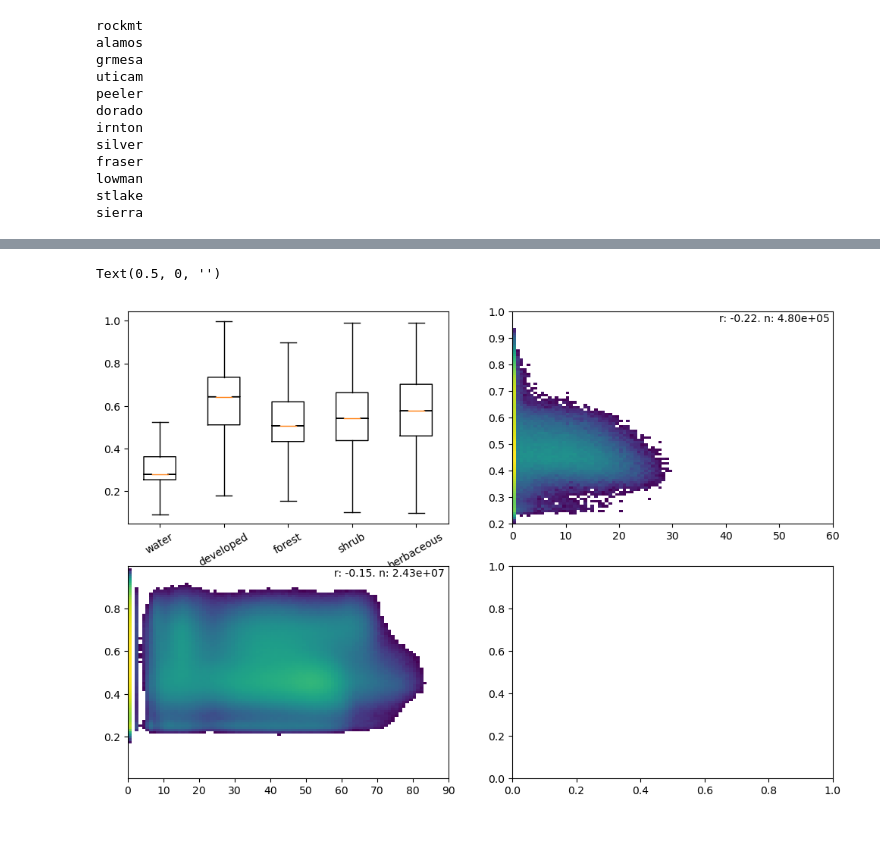
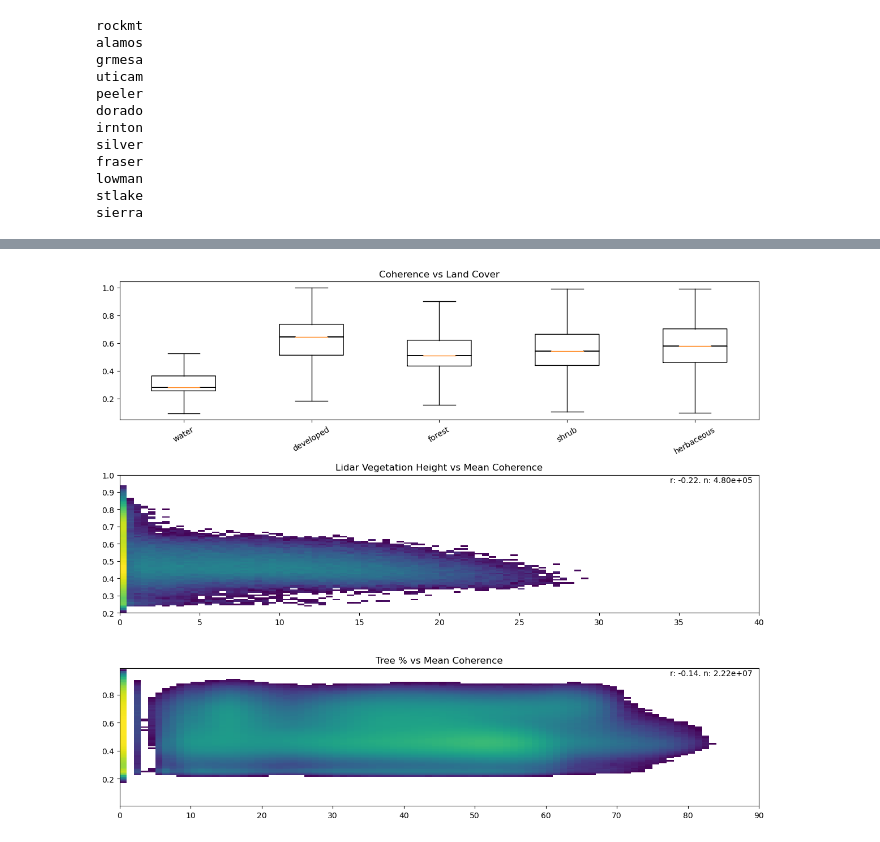
Before and after one commit to ZachHoppinen/uavsar-coherence, a Jupyter notebook: src/compare/non-snow/tree.ipynb, the cells around one changed output, grey strips where cells are left out. Drawn from its saved outputs; the diff is of its cells as text; code cells hidden in the pictures.

Commit message:
vegetation effect's figure

```diff
--- a/src/compare/non-snow/tree.ipynb
+++ b/src/compare/non-snow/tree.ipynb
@@ -35,7 +39,7 @@ for stem, ds in dss.items():
     print(stem)
     for heading in ds.heading:
         # t, tau = clean_two_datasets(ds['tree_perc'], decorrelation_temporal_model(12, ds['curvefit_coefficients'].sel(param = 'gamma_inf', pol = 'VV'), ds['curvefit_coefficients'].sel(param = 'tau', pol = 'VV')).sel(heading = heading))
-        t, tau = clean_two_datasets(ds['tree_perc'].where(ds['land_cover'] != 11), ds['cor'].sel(pol = 'VV', heading = heading).mean('time1').mean('time2'))
+        t, tau = clean_two_datasets(ds['tree_perc'].where((ds['land_cover'] > 30) & (ds['land_cover'] < 81)), ds['cor'].sel(pol = 'VV', heading = heading).mean('time1').mean('time2'))
         trees = np.concatenate([trees, t])
         taus = np.concatenate([taus, tau])
 # %% [output]
@@ -58,7 +62,7 @@ for stem, ds in dss.items():
     if 'vh' not in ds.data_vars: continue
     print(stem)
     for heading in ds.heading:
-        t, tau = clean_two_datasets(ds['vh'].where(ds['land_cover'] != 11), ds['cor'].sel(pol = 'VV', heading = heading).mean('time1').mean('time2'))
+        t, tau = clean_two_datasets(ds['vh'], ds['cor'].sel(pol = 'VV', heading = heading).mean('time1').mean('time2'))
         lidar_trees = np.concatenate([lidar_trees, t])
         lidar_taus = np.concatenate([lidar_taus, tau])
 # %% [output]
@@ -131,21 +131,28 @@ sns.kdeplot(data = df.iloc[::100], x= 'tree %', y = 'cor', fill = True)
 # %%
-fig, axes= plt.subplots(2,2, figsize = (12, 8))
+fig, axes= plt.subplots(3, 1, figsize = (12, 10))
 
 ax = axes.ravel()[1]
-ax.hist2d(lidar_trees, lidar_taus, bins = 90, norm = mpl.colors.LogNorm(), cmin = 10, range = [[0, 60],[0.2, 1]])
+ax.hist2d(lidar_trees, lidar_taus, bins = 90, norm = mpl.colors.LogNorm(), cmin = 10, range = [[0, 40],[0.2, 1]])
 rmse, r ,n = get_stats(lidar_trees, lidar_taus)
 add_text(f'r: {r:.2f}. n: {n:.2e}', ax, 'upper right')
+ax.set_title('Lidar Vegetation Height vs Mean Coherence')
 
 ax = axes.ravel()[2]
-ax.hist2d(trees, taus, bins = 90, norm = mpl.colors.LogNorm(), cmin = 100)
+ax.hist2d(trees, taus, bins = 90, norm = mpl.colors.LogNorm(), cmin = 100) #, range = [[0, 80], [0.2, 1]])
 rmse, r ,n = get_stats(trees, taus)
 add_text(f'r: {r:.2f}. n: {n:.2e}', ax, 'upper right')
+ax.set_title('Tree % vs Mean Coherence')
 
 # landcover
 ax = axes.ravel()[0]
 ax.boxplot(lc.values(), notch = True, showfliers= False)
 ax.set_xticks(np.arange(1, len(lc)+1, 1), lc.keys(), rotation = 30)
 ax.set_xlabel('') # Land Cover
+ax.set_title('Coherence vs Land Cover')
+
+# plt.suptitle('Vegetation')
+plt.tight_layout()
+fig_dir = Path('/bsuhome/zacharykeskinen/uavsar-coherence/figures/non-snow')
+plt.savefig(fig_dir.joinpath('vegetation.png'))
 # %% [output]
-Text(0.5, 0, '')
-[figure, old version]
+[figure, new version]
```
Also changed, not shown: parts of 7 cells of this notebook, 1 other file.
